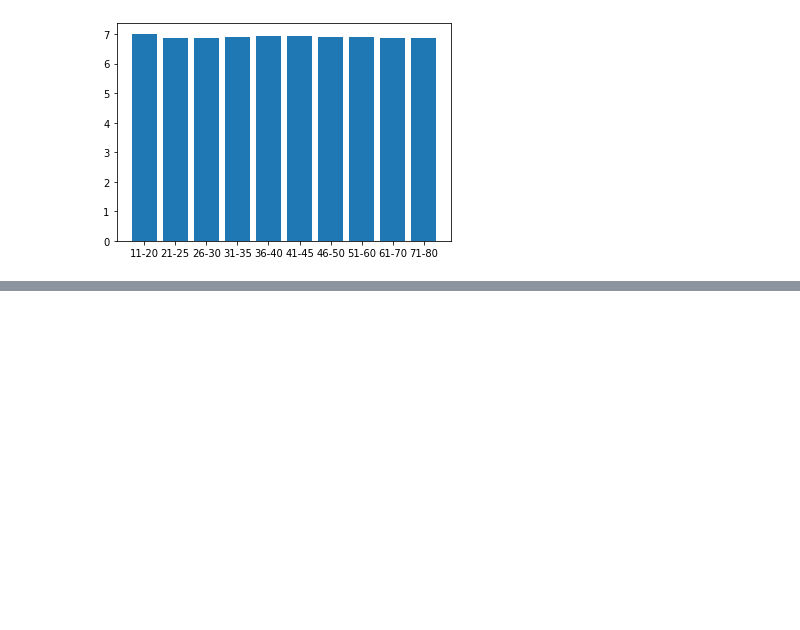
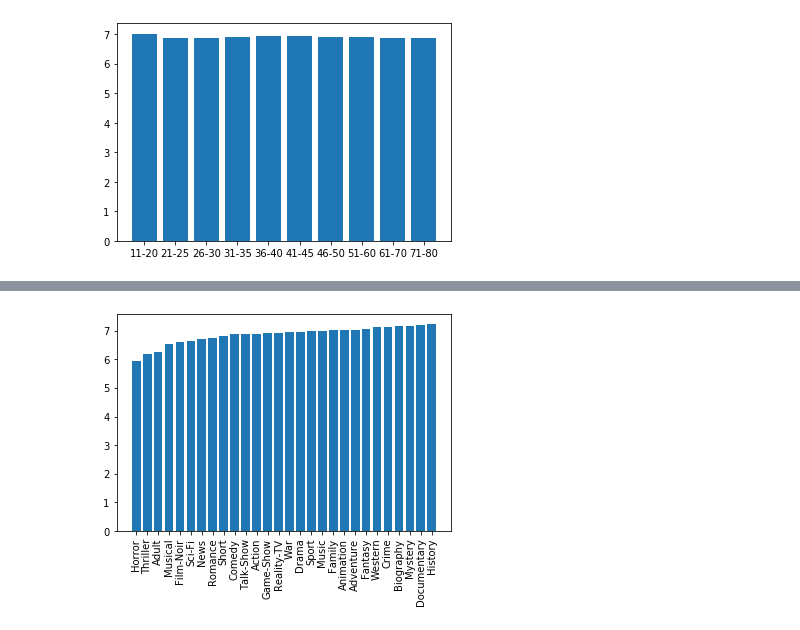
Before and after one commit to ganeshk312/IMDB, a Jupyter notebook: IMDB_most voted genre.ipynb, the cells around one changed output, grey strips where cells are left out. Saved outputs shown, nothing was run; the diff lists cells and outputs as text; code cells hidden in the pictures; blank space fills up the shorter version.

```diff
--- a/IMDB_most voted genre.ipynb
+++ b/IMDB_most voted genre.ipynb
@@ -1363,0 +1559,2 @@ plt.bar(mean_rating.age,mean_rating.averageRating)
+# %%
+genre_rating=df[['genres','averageRating']]
@@ -1363,0 +1577,13 @@ plt.bar(mean_rating.age,mean_rating.averageRating)
+# %%
+b = pd.DataFrame(genre_rating.genres.str.split(',').tolist(), index=genre_rating.averageRating).stack()
+b = b.reset_index()[['averageRating',0]] # var1 variable is currently labeled 0
+b.columns = [ 'averageRating', 'genres'] # renaming var1
+# %%
+b=b.groupby(by='genres',as_index=False).mean()
+b=b.sort_values(by='averageRating',inplace=False,ignore_index=True)
+# %%
+plt.bar(b.genres,b.averageRating)
+plt.xticks(rotation=90)
+plt.show()
+# %% [output]
+[figure, added]
```
Also changed, not shown: parts of 22 cells of this notebook.
